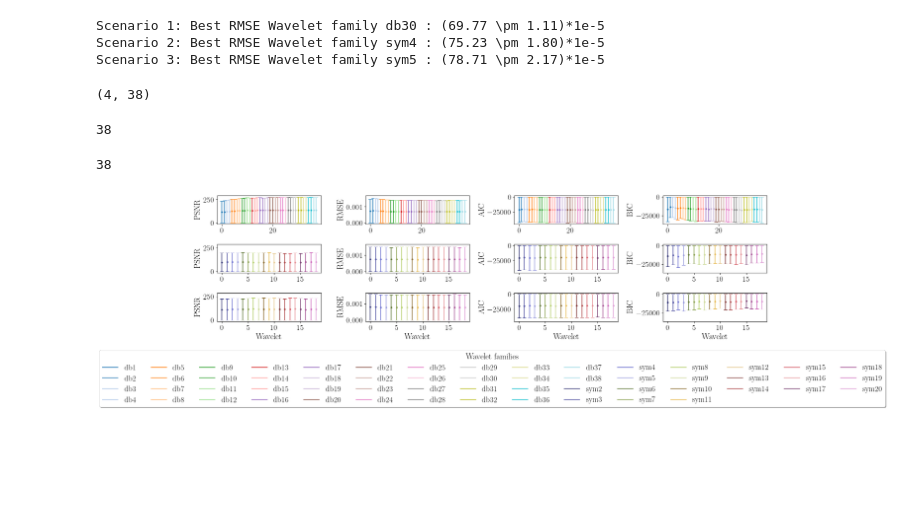
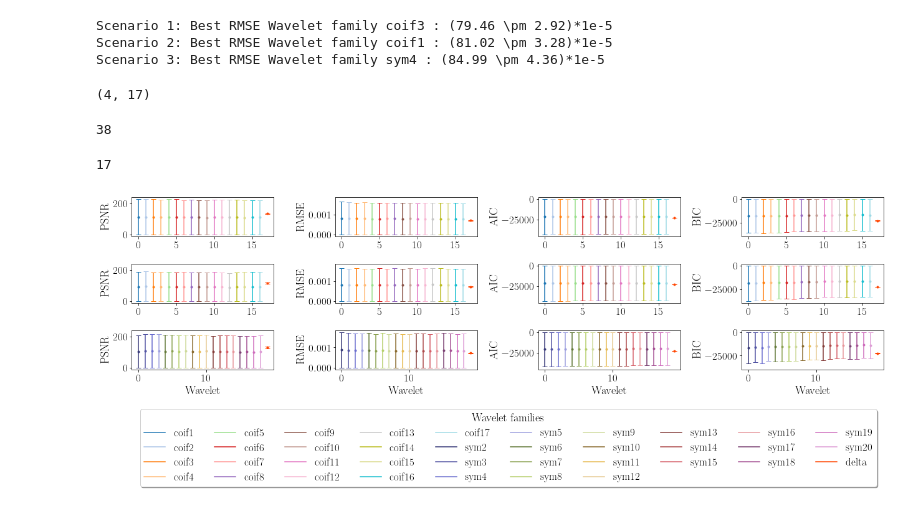
Before and after one commit to miguelcarcamov/csromer, a Jupyter notebook: sandboxes/wavelet_study/plot_wavelets_numpyfiles.ipynb, the cells around one changed output. Drawn from its saved outputs; the diff is of its cells as text; code cells hidden in the pictures; blank space fills up the shorter version.

```diff
--- a/sandboxes/wavelet_study/plot_wavelets_numpyfiles.ipynb
+++ b/sandboxes/wavelet_study/plot_wavelets_numpyfiles.ipynb
@@ -26,16 +26,16 @@ plt.rc('legend', fontsize=SMALL_SIZE)  # legend fontsize
 nscenarios = 3
 # %%
 undecimated="undecimated_"
-radiotelescope="delta_jvla"
+radiotelescope="jvla"
 # %%
-scenario_1_means = np.load(undecimated+"wavelet_"+radiotelescope+"_scenario_1_means.npy")
-scenario_1_stds = np.load(undecimated+"wavelet_"+radiotelescope+"_scenario_1_stds.npy")
+scenario_1_means = np.load(undecimated+"wavelet_"+radiotelescope+"_scenario_1_means_50.npy")
+scenario_1_stds = np.load(undecimated+"wavelet_"+radiotelescope+"_scenario_1_stds_50.npy")
 
-scenario_2_means = np.load(undecimated+"wavelet_"+radiotelescope+"_scenario_2_means.npy")
-scenario_2_stds = np.load(undecimated+"wavelet_"+radiotelescope+"_scenario_2_stds.npy")
+scenario_2_means = np.load(undecimated+"wavelet_"+radiotelescope+"_scenario_2_means_50.npy")
+scenario_2_stds = np.load(undecimated+"wavelet_"+radiotelescope+"_scenario_2_stds_50.npy")
 
-scenario_3_means = np.load(undecimated+"wavelet_"+radiotelescope+"_scenario_3_means.npy")
-scenario_3_stds = np.load(undecimated+"wavelet_"+radiotelescope+"_scenario_3_stds.npy")
+scenario_3_means = np.load(undecimated+"wavelet_"+radiotelescope+"_scenario_3_means_50.npy")
+scenario_3_stds = np.load(undecimated+"wavelet_"+radiotelescope+"_scenario_3_stds_50.npy")
 # %%
 scenario_1_means.shape
 # %% [output]
@@ -43,5 +43,5 @@ scenario_1_means.shape
 # %%
-family_per_scenario=["db","sym","sym"]
+family_per_scenario=["coif", "coif", "sym"]
 # %%
 wavelist_per_scenario = [pywt.wavelist(i, kind="discrete") for i in family_per_scenario]
 # %%
@@ -78,13 +78,13 @@ print("Scenario 1: Best RMSE Wavelet family {0} : ({1:.2f} \pm {2:.2f})*1e-5".fo
 print("Scenario 2: Best RMSE Wavelet family {0} : ({1:.2f} \pm {2:.2f})*1e-5".format(wavelist_per_scenario[1][idx_sc2], scenario_2_means[1, idx_sc2]*10**5, scenario_2_stds[1, idx_sc2]*10**5))
 print("Scenario 3: Best RMSE Wavelet family {0} : ({1:.2f} \pm {2:.2f})*1e-5".format(wavelist_per_scenario[2][idx_sc3], scenario_3_means[1, idx_sc3]*10**5, scenario_3_stds[1, idx_sc3]*10**5))
 # %% [output]
-Scenario 1: Best RMSE Wavelet family db30 : (69.77 \pm 1.11)*1e-5
-Scenario 2: Best RMSE Wavelet family sym4 : (75.23 \pm 1.80)*1e-5
-Scenario 3: Best RMSE Wavelet family sym5 : (78.71 \pm 2.17)*1e-5
+Scenario 1: Best RMSE Wavelet family coif3 : (79.46 \pm 2.92)*1e-5
+Scenario 2: Best RMSE Wavelet family coif1 : (81.02 \pm 3.28)*1e-5
+Scenario 3: Best RMSE Wavelet family sym4 : (84.99 \pm 4.36)*1e-5
 # %%
 scenario_1_means.shape
 # %% [output]
-(4, 38)
+(4, 17)
 # %%
 len(pywt.wavelist("db", kind="discrete"))
 # %% [output]
@@ -92,22 +92,24 @@ len(pywt.wavelist("db", kind="discrete"))
 # %%
 len(wavelist_per_scenario[0])
 # %% [output]
-38
+17
+# %%
+delta_basis_means = np.load("deltaf_jvla_scenarios_means_50.npy")
+delta_basis_stds = np.load("deltaf_jvla_scenarios_stds_50.npy")
 # %%
 names = ["PSNR", "RMSE", "AIC", "BIC"]
 fig, ax = plt.subplots(nrows=3, ncols=len(names), sharey='col', sharex='row', figsize=(18, 5))
-cmap = plt.get_cmap('tab20')
-cmap2 = plt.get_cmap('tab20b')
+cmap1 = plt.get_cmap('tab20')
+cmap2 = plt.get_cmap('tab20')
+cmap3 = plt.get_cmap('tab20b')
+cmaps = [cmap1, cmap2, cmap3]
 
 
 for i in range(3):
     wavelets = wavelist_per_scenario[i]
     nwavelets = len(wavelets)
     id_wav = np.arange(0, nwavelets)
-    if i==0:
-        colors = [cmap(i) for i in np.linspace(0, 1, nwavelets)]
-    else:
-        colors = [cmap2(i) for i in np.linspace(0, 1, nwavelets)]
+    colors = [cmaps[i](cmap) for cmap in np.linspace(0, 1, nwavelets)]
     for j in range(len(names)):
         for k in range(nwavelets):
             if i==0:
@@ -121,6 +123,11 @@ for i in range(3):
                 ax[i,j].errorbar(id_wav[k], scenario_3_means[j,k], yerr = scenario_3_means[j,k], fmt ='.', capsize=4, color=colors[k])
                 ax[i,j].set_xlabel("Wavelet")
             ax[i,j].set_ylabel(names[j])
+        if i==2:
+            ax[i,j].plot(id_wav[-1]+1, delta_basis_means[i,j], label="delta", color="orangered")
+        else:
+            ax[i,j].plot(id_wav[-1]+1, delta_basis_means[i,j], color="orangered")
+        ax[i,j].errorbar(id_wav[-1]+1, delta_basis_means[i,j], yerr=delta_basis_stds[i,j], fmt ='.', capsize=4, color="orangered")
 
 #for i in range(3):
 #    for j in range(len(names)):
@@ -131,33 +138,34 @@ for i in range(3):
 #            #ax[sc-1,f].legend(loc='upper center', bbox_to_anchor=(0.5, -0.5), ncol=19, fancybox=True, shadow=True, title="Wavelets")
 #            ax[i,j].set_ylabel(names[j])
 #        if i==2:
 #            ax[i,j].set_xlabel("Wavelet")
 
 #for k in range(len(idx_coif)):
 #    for i in range(scenarios_means.shape[0]):
 #        for j in range(len(names)):
 #            ax[i,j].axvline(x = idx_coif[k], color = 'k', linestyle="--", alpha=0.8)
 
 #for i in range(scenarios_means.shape[0]):
     #ax[i,1].set_ylim([0,0.0015])
     #ax[i,2].set_ylim([-25000,-20000])
     #ax[i,3].set_ylim([-25000,-20000])
 
     #ax[i,2].set_ylim([-25000,-15000]) #undecimated
     #ax[i,3].set_ylim([-25000,17500]) #undecimated
 
 ofile_name = "family_"+undecimated+"wavelets_"+radiotelescope+".pdf"
 #fig.legend(loc='lower center', bbox_to_anchor=(0.5, -0.5), ncol=19, fancybox=True, shadow=True, title="Wavelets")
 #ax[len(scenarios)-1, 1].legend(loc='upper left', bbox_to_anchor=[1.0, -0.5], ncol=19, fancybox=True, shadow=True, title="Wavelets")
 h, l = ax[0,0].get_legend_handles_labels()
-h2,l2 = ax[1,0].get_legend_handles_labels()
+h1, l1 = ax[1,0].get_legend_handles_labels()
+h2,l2 = ax[2,0].get_legend_handles_labels()
 h = h + h2
 l = l + l2
-legend = fig.legend(h, l, loc='lower center', ncol=15, fancybox=True, bbox_to_anchor=[0.52, -0.375], shadow=True, title="Wavelet families")
+legend = fig.legend(h, l, loc='lower center', ncol=10, fancybox=True, bbox_to_anchor=[0.52, -0.375], shadow=True, title="Wavelet families")
 # fig.suptitle("Delta dirac basis + Undecimated Wavelet")
 fig.tight_layout()
 if os.path.isfile(ofile_name):
     os.remove(ofile_name)   # Opt.: os.system("rm "+strFile)
 fig.savefig(ofile_name, dpi=100, bbox_inches='tight')#
 # %% [output]
-[figure, old version]
+[figure, new version]
```
Also changed, not shown: parts of 4 cells of this notebook, 8 other files.
